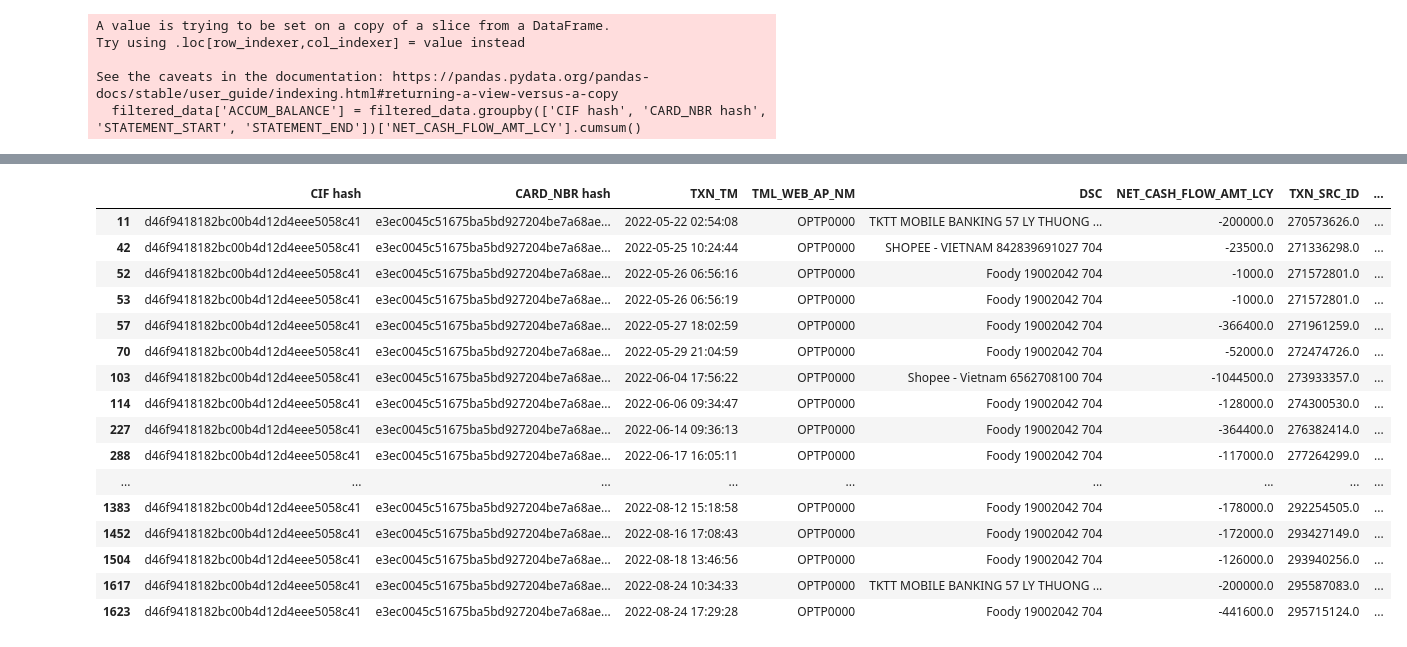
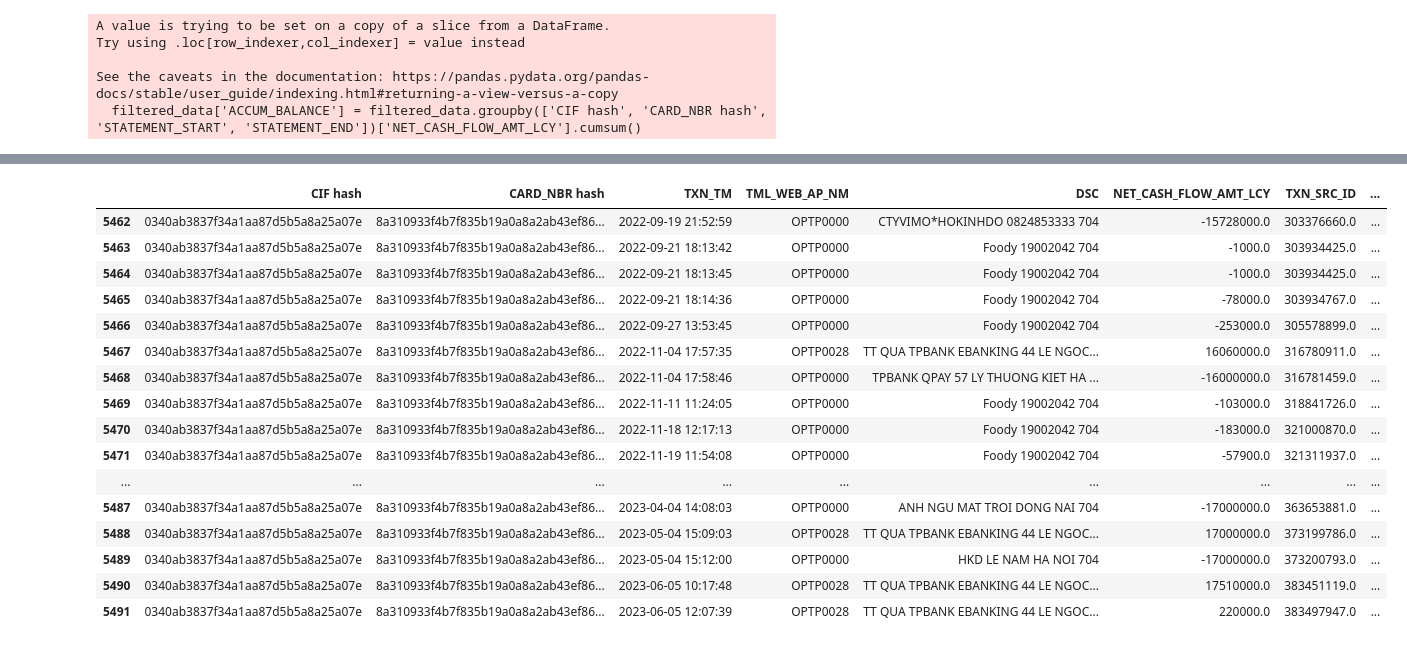
Before and after one commit to Kiennguyen08/credit_tp, a Jupyter notebook: new2.ipynb, the cells around one changed output, grey strips where cells are left out. Drawn from its saved outputs; the diff is of its cells as text; code cells hidden in the pictures.

```diff
--- a/new2.ipynb
+++ b/new2.ipynb
@@ -92,3 +60,5 @@ Try using .loc[row_indexer,col_indexer] = value instead
 
 See the caveats in the documentation: https://pandas.pydata.org/pandas-docs/stable/user_guide/indexing.html#returning-a-view-versus-a-copy
   filtered_data['ACCUM_BALANCE'] = filtered_data.groupby(['CIF hash', 'CARD_NBR hash', 'STATEMENT_START', 'STATEMENT_END'])['NET_CASH_FLOW_AMT_LCY'].cumsum()
+# %%
+filtered_data = filtered_data.merge(dim_data, on=['CIF hash', 'CARD_NBR hash'])
@@ -95,20 +82,20 @@ See the caveats in the documentation: https://pandas.pydata.org/pandas-docs/stab
 # %%
-filtered_data[filtered_data['CIF hash']=='d46f9418182bc00b4d12d4eee5058c41'].head(50)
+filtered_data[filtered_data['CIF hash']=='0340ab3837f34a1aa87d5b5a8a25a07e']
 # %% [output]
 |  | CIF hash | CARD_NBR hash | TXN_TM | TML_WEB_AP_NM | DSC | NET_CASH_FLOW_AMT_LCY | TXN_SRC_ID | ... |
-| 11 | d46f9418182bc00b4d12d4eee5058c41 | e3ec0045c51675ba5bd927204be7a68ae... | 2022-05-22 02:54:08 | OPTP0000 | TKTT MOBILE BANKING 57 LY THUONG ... | -200000.0 | 270573626.0 | ... |
-| 42 | d46f9418182bc00b4d12d4eee5058c41 | e3ec0045c51675ba5bd927204be7a68ae... | 2022-05-25 10:24:44 | OPTP0000 | SHOPEE - VIETNAM 842839691027 704 | -23500.0 | 271336298.0 | ... |
-| 52 | d46f9418182bc00b4d12d4eee5058c41 | e3ec0045c51675ba5bd927204be7a68ae... | 2022-05-26 06:56:16 | OPTP0000 | Foody 19002042 704 | -1000.0 | 271572801.0 | ... |
-| 53 | d46f9418182bc00b4d12d4eee5058c41 | e3ec0045c51675ba5bd927204be7a68ae... | 2022-05-26 06:56:19 | OPTP0000 | Foody 19002042 704 | -1000.0 | 271572801.0 | ... |
-| 57 | d46f9418182bc00b4d12d4eee5058c41 | e3ec0045c51675ba5bd927204be7a68ae... | 2022-05-27 18:02:59 | OPTP0000 | Foody 19002042 704 | -366400.0 | 271961259.0 | ... |
-| 70 | d46f9418182bc00b4d12d4eee5058c41 | e3ec0045c51675ba5bd927204be7a68ae... | 2022-05-29 21:04:59 | OPTP0000 | Foody 19002042 704 | -52000.0 | 272474726.0 | ... |
-| 103 | d46f9418182bc00b4d12d4eee5058c41 | e3ec0045c51675ba5bd927204be7a68ae... | 2022-06-04 17:56:22 | OPTP0000 | Shopee - Vietnam 6562708100 704 | -1044500.0 | 273933357.0 | ... |
-| 114 | d46f9418182bc00b4d12d4eee5058c41 | e3ec0045c51675ba5bd927204be7a68ae... | 2022-06-06 09:34:47 | OPTP0000 | Foody 19002042 704 | -128000.0 | 274300530.0 | ... |
-| 227 | d46f9418182bc00b4d12d4eee5058c41 | e3ec0045c51675ba5bd927204be7a68ae... | 2022-06-14 09:36:13 | OPTP0000 | Foody 19002042 704 | -364400.0 | 276382414.0 | ... |
-| 288 | d46f9418182bc00b4d12d4eee5058c41 | e3ec0045c51675ba5bd927204be7a68ae... | 2022-06-17 16:05:11 | OPTP0000 | Foody 19002042 704 | -117000.0 | 277264299.0 | ... |
+| 5462 | 0340ab3837f34a1aa87d5b5a8a25a07e | 8a310933f4b7f835b19a0a8a2ab43ef86... | 2022-09-19 21:52:59 | OPTP0000 | CTYVIMO*HOKINHDO 0824853333 704 | -15728000.0 | 303376660.0 | ... |
+| 5463 | 0340ab3837f34a1aa87d5b5a8a25a07e | 8a310933f4b7f835b19a0a8a2ab43ef86... | 2022-09-21 18:13:42 | OPTP0000 | Foody 19002042 704 | -1000.0 | 303934425.0 | ... |
+| 5464 | 0340ab3837f34a1aa87d5b5a8a25a07e | 8a310933f4b7f835b19a0a8a2ab43ef86... | 2022-09-21 18:13:45 | OPTP0000 | Foody 19002042 704 | -1000.0 | 303934425.0 | ... |
+| 5465 | 0340ab3837f34a1aa87d5b5a8a25a07e | 8a310933f4b7f835b19a0a8a2ab43ef86... | 2022-09-21 18:14:36 | OPTP0000 | Foody 19002042 704 | -78000.0 | 303934767.0 | ... |
+| 5466 | 0340ab3837f34a1aa87d5b5a8a25a07e | 8a310933f4b7f835b19a0a8a2ab43ef86... | 2022-09-27 13:53:45 | OPTP0000 | Foody 19002042 704 | -253000.0 | 305578899.0 | ... |
+| 5467 | 0340ab3837f34a1aa87d5b5a8a25a07e | 8a310933f4b7f835b19a0a8a2ab43ef86... | 2022-11-04 17:57:35 | OPTP0028 | TT QUA TPBANK EBANKING 44 LE NGOC... | 16060000.0 | 316780911.0 | ... |
+| 5468 | 0340ab3837f34a1aa87d5b5a8a25a07e | 8a310933f4b7f835b19a0a8a2ab43ef86... | 2022-11-04 17:58:46 | OPTP0000 | TPBANK QPAY 57 LY THUONG KIET HA ... | -16000000.0 | 316781459.0 | ... |
+| 5469 | 0340ab3837f34a1aa87d5b5a8a25a07e | 8a310933f4b7f835b19a0a8a2ab43ef86... | 2022-11-11 11:24:05 | OPTP0000 | Foody 19002042 704 | -103000.0 | 318841726.0 | ... |
+| 5470 | 0340ab3837f34a1aa87d5b5a8a25a07e | 8a310933f4b7f835b19a0a8a2ab43ef86... | 2022-11-18 12:17:13 | OPTP0000 | Foody 19002042 704 | -183000.0 | 321000870.0 | ... |
+| 5471 | 0340ab3837f34a1aa87d5b5a8a25a07e | 8a310933f4b7f835b19a0a8a2ab43ef86... | 2022-11-19 11:54:08 | OPTP0000 | Foody 19002042 704 | -57900.0 | 321311937.0 | ... |
 | ... | ... | ... | ... | ... | ... | ... | ... | ... |
-| 1383 | d46f9418182bc00b4d12d4eee5058c41 | e3ec0045c51675ba5bd927204be7a68ae... | 2022-08-12 15:18:58 | OPTP0000 | Foody 19002042 704 | -178000.0 | 292254505.0 | ... |
-| 1452 | d46f9418182bc00b4d12d4eee5058c41 | e3ec0045c51675ba5bd927204be7a68ae... | 2022-08-16 17:08:43 | OPTP0000 | Foody 19002042 704 | -172000.0 | 293427149.0 | ... |
-| 1504 | d46f9418182bc00b4d12d4eee5058c41 | e3ec0045c51675ba5bd927204be7a68ae... | 2022-08-18 13:46:56 | OPTP0000 | Foody 19002042 704 | -126000.0 | 293940256.0 | ... |
-| 1617 | d46f9418182bc00b4d12d4eee5058c41 | e3ec0045c51675ba5bd927204be7a68ae... | 2022-08-24 10:34:33 | OPTP0000 | TKTT MOBILE BANKING 57 LY THUONG ... | -200000.0 | 295587083.0 | ... |
-| 1623 | d46f9418182bc00b4d12d4eee5058c41 | e3ec0045c51675ba5bd927204be7a68ae... | 2022-08-24 17:29:28 | OPTP0000 | Foody 19002042 704 | -441600.0 | 295715124.0 | ... |
+| 5487 | 0340ab3837f34a1aa87d5b5a8a25a07e | 8a310933f4b7f835b19a0a8a2ab43ef86... | 2023-04-04 14:08:03 | OPTP0000 | ANH NGU MAT TROI DONG NAI 704 | -17000000.0 | 363653881.0 | ... |
+| 5488 | 0340ab3837f34a1aa87d5b5a8a25a07e | 8a310933f4b7f835b19a0a8a2ab43ef86... | 2023-05-04 15:09:03 | OPTP0028 | TT QUA TPBANK EBANKING 44 LE NGOC... | 17000000.0 | 373199786.0 | ... |
+| 5489 | 0340ab3837f34a1aa87d5b5a8a25a07e | 8a310933f4b7f835b19a0a8a2ab43ef86... | 2023-05-04 15:12:00 | OPTP0000 | HKD LE NAM HA NOI 704 | -17000000.0 | 373200793.0 | ... |
+| 5490 | 0340ab3837f34a1aa87d5b5a8a25a07e | 8a310933f4b7f835b19a0a8a2ab43ef86... | 2023-06-05 10:17:48 | OPTP0028 | TT QUA TPBANK EBANKING 44 LE NGOC... | 17510000.0 | 383451119.0 | ... |
+| 5491 | 0340ab3837f34a1aa87d5b5a8a25a07e | 8a310933f4b7f835b19a0a8a2ab43ef86... | 2023-06-05 12:07:39 | OPTP0028 | TT QUA TPBANK EBANKING 44 LE NGOC... | 220000.0 | 383497947.0 | ... |
```
Also changed, not shown: parts of 6 cells of this notebook.
